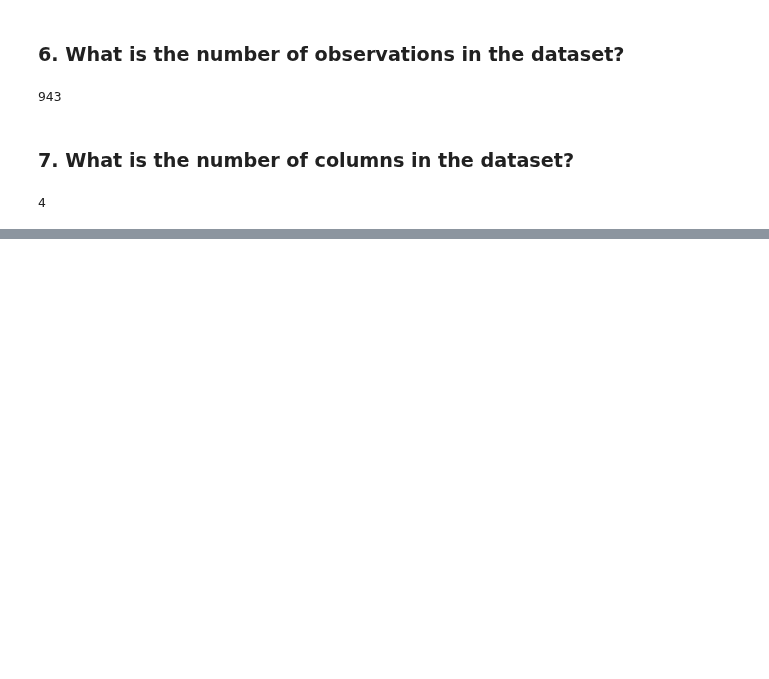
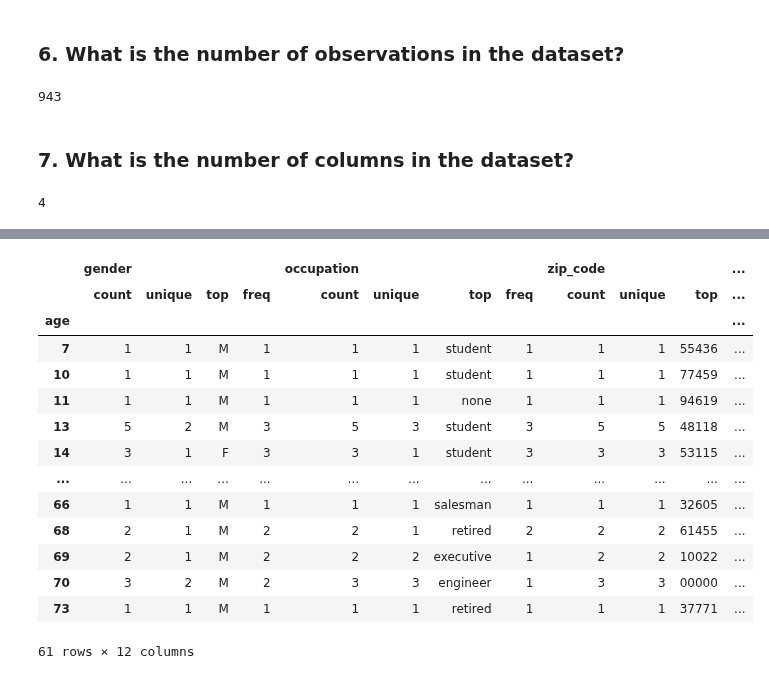
Before and after one commit to S827/Data-Science, a Jupyter notebook: Pandas_Exercises_Copy/know_your_data/occupation/ex#3.ipynb, the cells around one changed output, grey strips where cells are left out. Saved outputs shown, nothing was run; the diff lists cells and outputs as text; code cells hidden in the pictures; blank space fills up the shorter version.

```diff
--- a/Pandas_Exercises_Copy/know_your_data/occupation/ex#3.ipynb
+++ b/Pandas_Exercises_Copy/know_your_data/occupation/ex#3.ipynb
@@ -87,0 +228,18 @@ users.shape[1]
+# %%
+users.groupby('age').describe()
+# %% [output]
+|  | gender |  |  |  | occupation |  |  |  | zip_code |  |  | ... |
+|  | count | unique | top | freq | count | unique | top | freq | count | unique | top | ... |
+| age |  |  |  |  |  |  |  |  |  |  |  | ... |
+| 7 | 1 | 1 | M | 1 | 1 | 1 | student | 1 | 1 | 1 | 55436 | ... |
+| 10 | 1 | 1 | M | 1 | 1 | 1 | student | 1 | 1 | 1 | 77459 | ... |
+| 11 | 1 | 1 | M | 1 | 1 | 1 | none | 1 | 1 | 1 | 94619 | ... |
+| 13 | 5 | 2 | M | 3 | 5 | 3 | student | 3 | 5 | 5 | 48118 | ... |
+| 14 | 3 | 1 | F | 3 | 3 | 1 | student | 3 | 3 | 3 | 53115 | ... |
+| ... | ... | ... | ... | ... | ... | ... | ... | ... | ... | ... | ... | ... |
+| 66 | 1 | 1 | M | 1 | 1 | 1 | salesman | 1 | 1 | 1 | 32605 | ... |
+| 68 | 2 | 1 | M | 2 | 2 | 1 | retired | 2 | 2 | 2 | 61455 | ... |
+| 69 | 2 | 1 | M | 2 | 2 | 2 | executive | 1 | 2 | 2 | 10022 | ... |
+| 70 | 3 | 2 | M | 2 | 3 | 3 | engineer | 1 | 3 | 3 | 00000 | ... |
+| 73 | 1 | 1 | M | 1 | 1 | 1 | retired | 1 | 1 | 1 | 37771 | ... |
+61 rows × 12 columns
```
Also changed, not shown: parts of 39 cells of this notebook.
